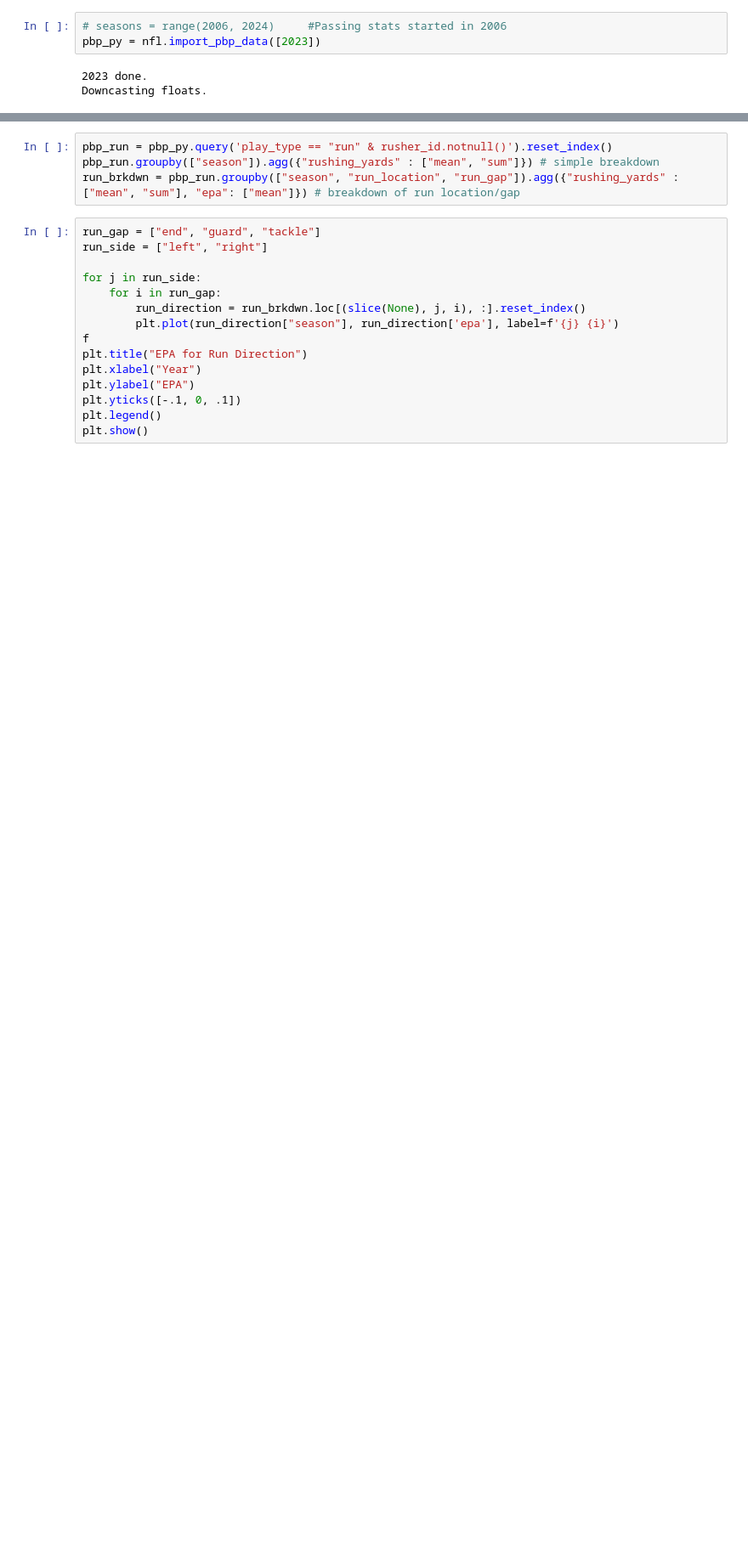
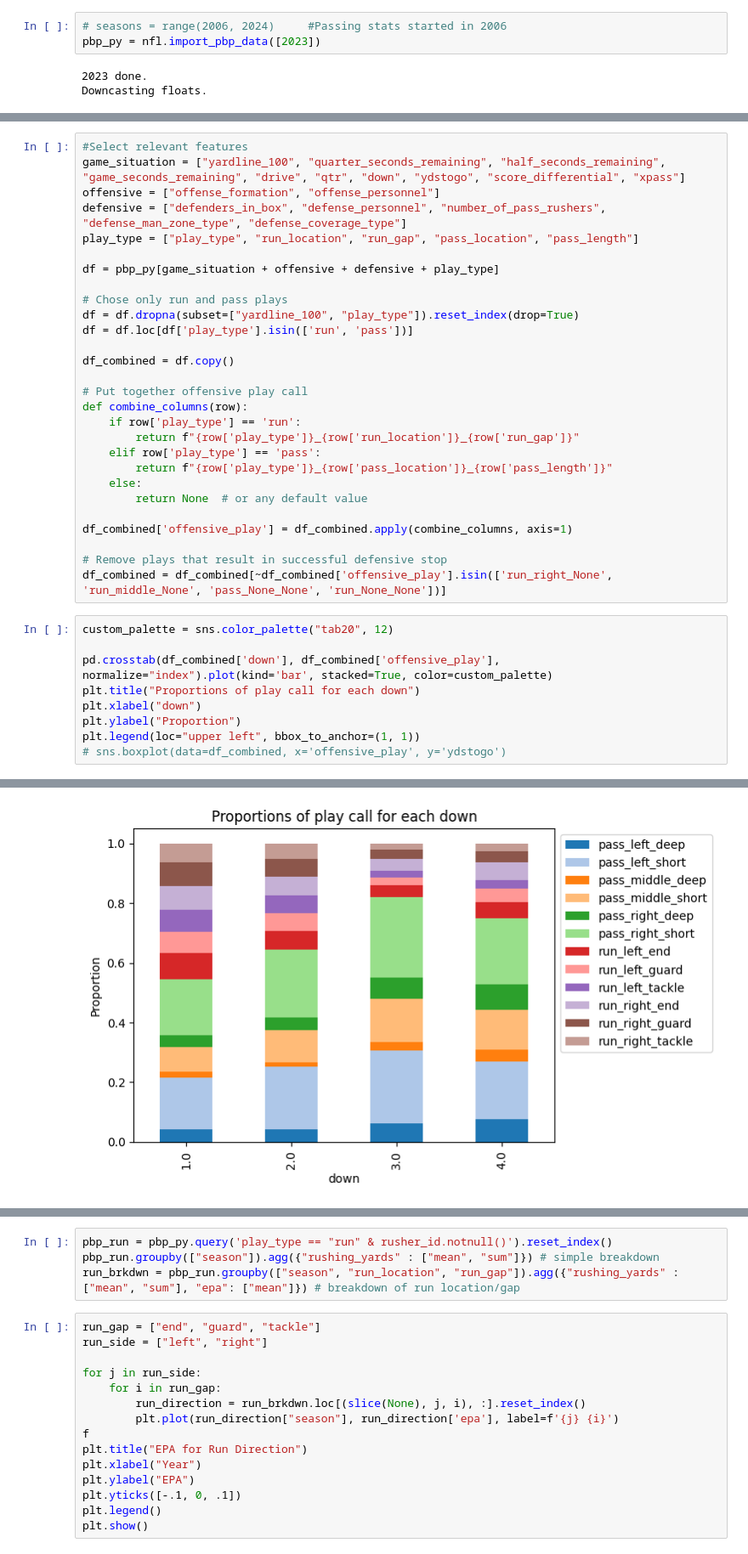
Before and after one commit to abonsted/CS426_Project, a Jupyter notebook: prelim_data_analysis.ipynb, the cells around one changed output, grey strips where cells are left out. Shown at 85% size. Cells and saved outputs as stored; diff of their text form; blank space fills up the shorter version.

```diff
--- a/data.ipynb
+++ b/prelim_data_analysis.ipynb
@@ -34,0 +22,38 @@ defense_coverage_type
+# %%
+#Select relevant features
+game_situation = ["yardline_100", "quarter_seconds_remaining", "half_seconds_remaining", "game_seconds_remaining", "drive", "qtr", "down", "ydstogo", "score_differential", "xpass"]
+offensive = ["offense_formation", "offense_personnel"]
+defensive = ["defenders_in_box", "defense_personnel", "number_of_pass_rushers", "defense_man_zone_type", "defense_coverage_type"]
+play_type = ["play_type", "run_location", "run_gap", "pass_location", "pass_length"]
+
+df = pbp_py[game_situation + offensive + defensive + play_type]
+
+# Chose only run and pass plays
+df = df.dropna(subset=["yardline_100", "play_type"]).reset_index(drop=True)
+df = df.loc[df['play_type'].isin(['run', 'pass'])]
+
+df_combined = df.copy()
+
+# Put together offensive play call
+def combine_columns(row):
+    if row['play_type'] == 'run':
+        return f"{row['play_type']}_{row['run_location']}_{row['run_gap']}"
+    elif row['play_type'] == 'pass':
+        return f"{row['play_type']}_{row['pass_location']}_{row['pass_length']}"
+    else:
+        return None  # or any default value
+
+df_combined['offensive_play'] = df_combined.apply(combine_columns, axis=1)
+
+# Remove plays that result in successful defensive stop
+df_combined = df_combined[~df_combined['offensive_play'].isin(['run_right_None', 'run_middle_None', 'pass_None_None', 'run_None_None'])]
+# %%
+custom_palette = sns.color_palette("tab20", 12)
+
+pd.crosstab(df_combined['down'], df_combined['offensive_play'], normalize="index").plot(kind='bar', stacked=True, color=custom_palette)
+plt.title("Proportions of play call for each down")
+plt.xlabel("down")
+plt.ylabel("Proportion")
+plt.legend(loc="upper left", bbox_to_anchor=(1, 1))
+# sns.boxplot(data=df_combined, x='offensive_play', y='ydstogo')
+# %% [output]
@@ -34,0 +61 @@ defense_coverage_type
+[figure, added]
```
Also changed, not shown: parts of 11 cells of this notebook.
